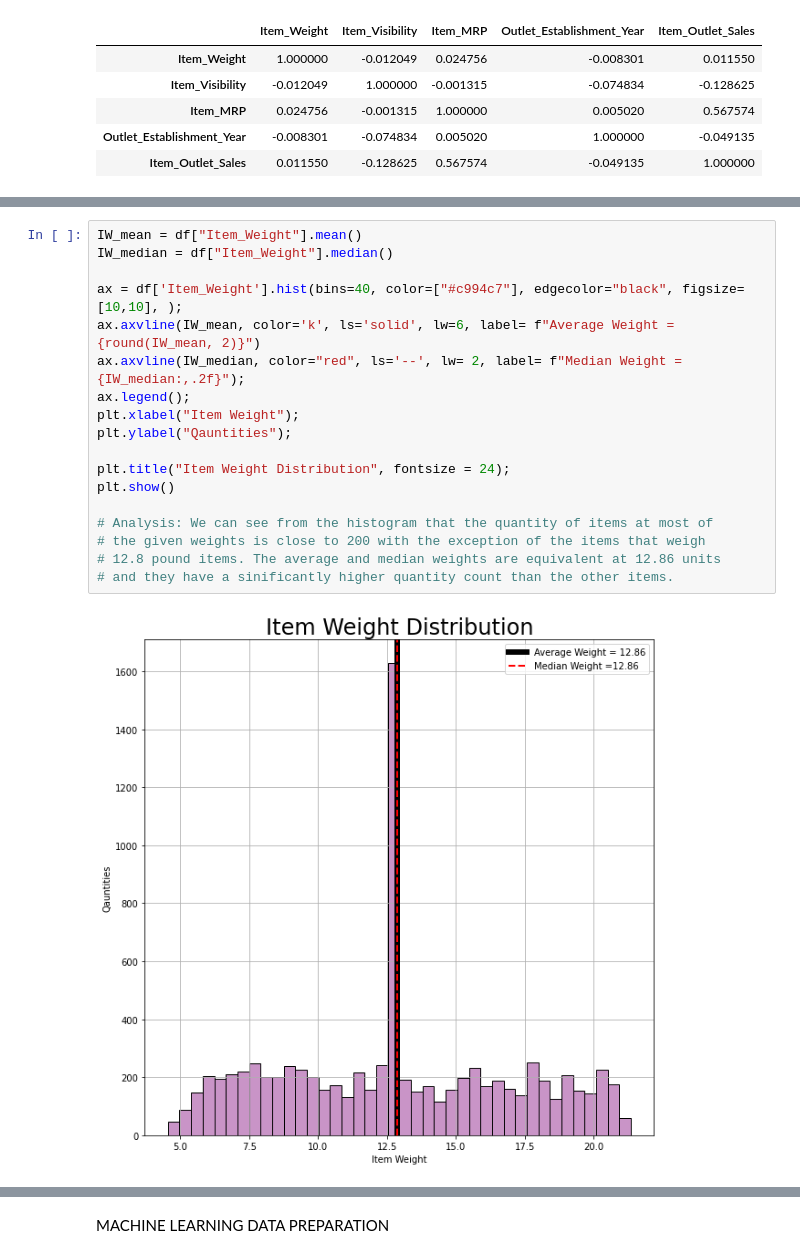
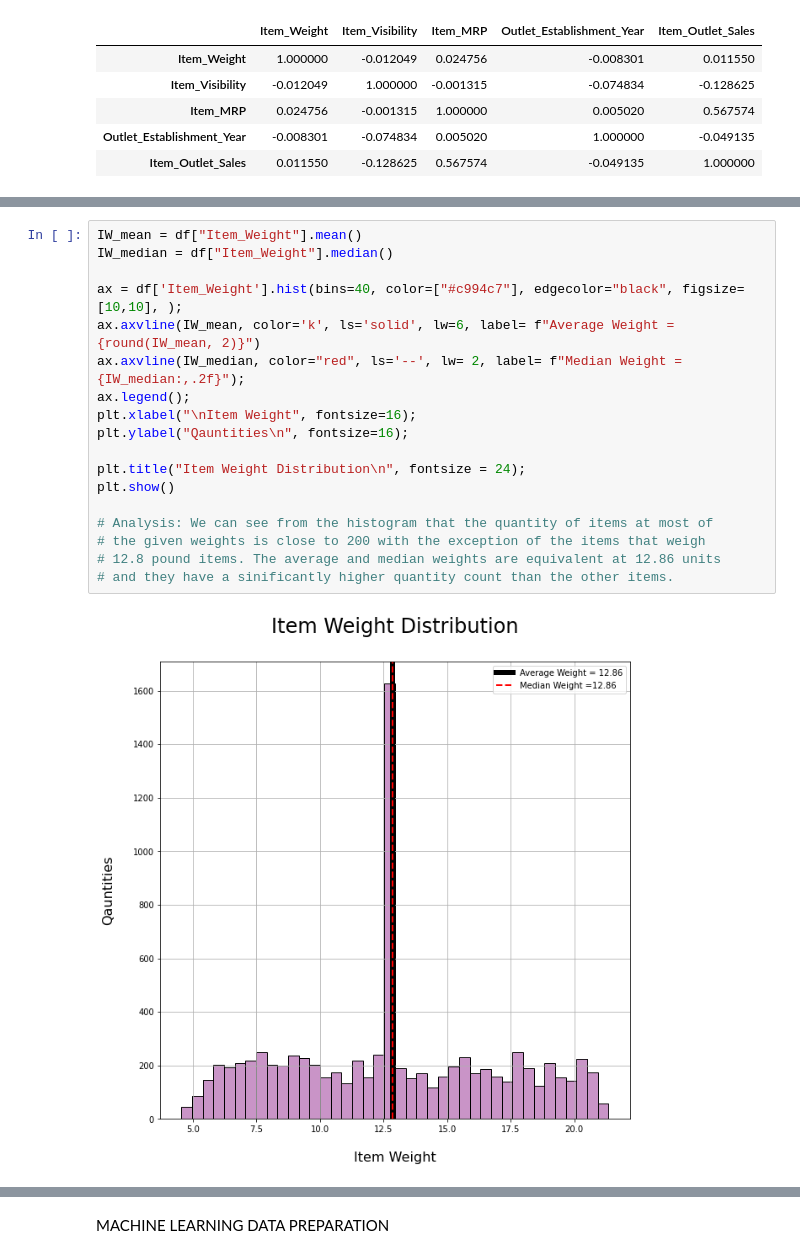
Before and after one commit to starkjones/Food-Sales-Predictions, a Jupyter notebook: Food_Sales_Prediction.ipynb, the cells around one changed output, grey strips where cells are left out. Drawn from its saved outputs; the diff is of its cells as text.

```diff
--- a/Food_Sales_Prediction.ipynb
+++ b/Food_Sales_Prediction.ipynb
@@ -375,23 +375,23 @@ plt.grid(c ='green', alpha=.4, linestyle='-')
 # %%
 IW_mean = df["Item_Weight"].mean()
 IW_median = df["Item_Weight"].median()
 
 ax = df['Item_Weight'].hist(bins=40, color=["#c994c7"], edgecolor="black", figsize=[10,10], );
 ax.axvline(IW_mean, color='k', ls='solid', lw=6, label= f"Average Weight = {round(IW_mean, 2)}")
 ax.axvline(IW_median, color="red", ls='--', lw= 2, label= f"Median Weight ={IW_median:,.2f}");
 ax.legend();
-plt.xlabel("Item Weight");
-plt.ylabel("Qauntities");
+plt.xlabel("\nItem Weight", fontsize=16);
+plt.ylabel("Qauntities\n", fontsize=16);
 
-plt.title("Item Weight Distribution", fontsize = 24);
+plt.title("Item Weight Distribution\n", fontsize = 24);
 plt.show()
 
 # Analysis: We can see from the histogram that the quantity of items at most of
 # the given weights is close to 200 with the exception of the items that weigh
 # 12.8 pound items. The average and median weights are equivalent at 12.86 units
 # and they have a sinificantly higher quantity count than the other items.
 # %% [output]
-[figure, old version]
+[figure, new version]
 # %%
 from IPython.core.pylabtools import figsize
 fig, axes = plt.subplots(nrows=1, ncols =1, figsize=(10,10));
```
Also changed, not shown: parts of 6 cells of this notebook.
